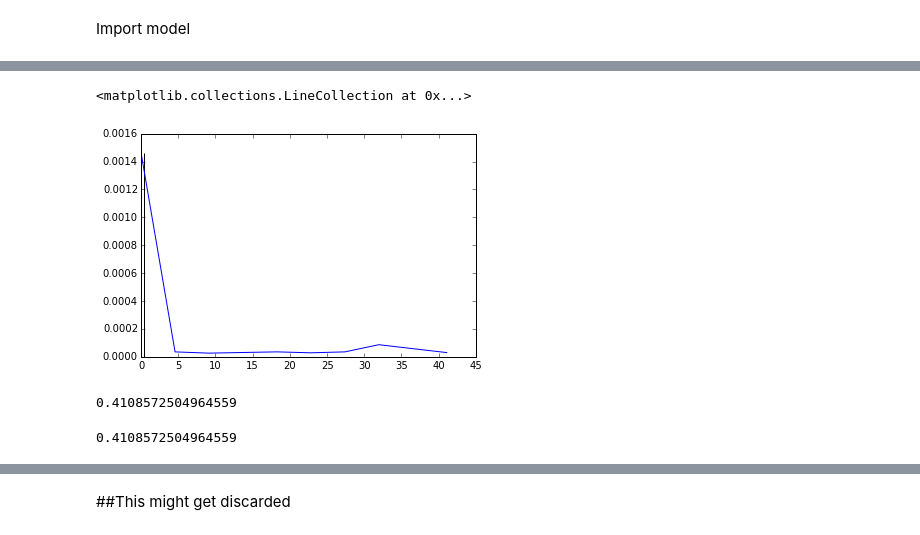
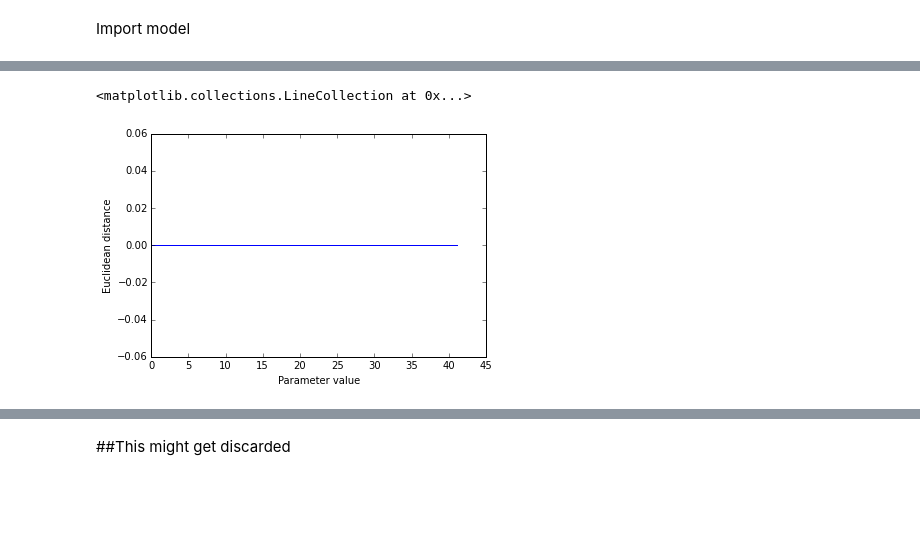
Before and after one commit to ortega2247/qsb, a Jupyter notebook: qsb_sensitivity.ipynb, the cells around one changed output, grey strips where cells are left out. Cells and saved outputs as stored; diff of their text form; code cells hidden in the pictures; blank space fills up the shorter version.

Commit message:
start plotting

```diff
--- a/qsb_sensitivity.ipynb
+++ b/qsb_sensitivity.ipynb
@@ -59,21 +64,25 @@ def messed_up_param(model,param,out_var,order_magnitude,samples):
     magnitude below and above its experimentally fitted value
     samples: samples to be generated
     '''
+    reload(m)
     # set integration interval
     t = np.linspace(0,200000)
     # Store original parameter value
-    old_param_value = param.value
+#     old_param_value = deepcopy(param.value)
     # The parameter will be modified _samples_ times
     # _order_magnitude_ orders of magnitude
-    value_list = np.linspace(old_param_value * 10**-order_magnitude, old_param_value * 10**order_magnitude,samples)
+    value_list = np.linspace(old_param_value * 10**-order_magnitude,
+                             old_param_value * 10**order_magnitude,
+                             samples)
     # Solve the ODE system for the original model
     yout_old = odesolve(model.model, t)
     # Extract output variable to be analyzed
-    analyte = yout_old[out_var]
+    analyte = deepcopy(yout_old[out_var])
     print("Parameter {} will be scanned for deviations of {} production ({} samples)".format(param.args[0],
                                                                                              out_var,samples))
     sample_output = {}
     for value in value_list:
+        reload(m)
         # Reset model
         model.model.reset_equations()
         # Set the parameter to the new value
@@ -87,9 +96,7 @@ def messed_up_param(model,param,out_var,order_magnitude,samples):
         u_test = stats.mannwhitneyu(new_analyte,analyte)
         # Measure the euclidean distance between the sample and the original model
         euclidean = pdist([new_analyte,analyte])
-        # Reset model
-        param.value = old_param_value
-        model.model.reset_equations()
+
         # Store result in dictionary
         sample_output[value] = [euclidean[0],u_test[0]]
         # Organize result as a table
@@ -103,7 +110,7 @@ def messed_up_param(model,param,out_var,order_magnitude,samples):
     return sample_output_table
 # %%
 perturbations = {}
-for output in ['mBid','aSmac','cPARP']:
-    perturbations[output] = {param.args[0]: messed_up_param(m,param,output,2,10) for param in params_to_change}
+for output in ['mBid']:#,'aSmac','cPARP']:
+    perturbations[output] = {param.args[0]: messed_up_param(m,param,output,2,100) for param in params_to_change[:2]}
     print('\n')
 # %% [output]
@@ -152,17 +141,11 @@ perturbations['mBid']['catalyze_BaxaMc_to_Baxa_Mp_kc']
 # %%
 output = 'mBid'
-param = 'catalyze_BaxaMc_to_Baxa_Mp_kc'
+param = 'bind_C8_Bidn_to_C8Bidn_kf'
 plt.plot(perturbations[output][param].index,
          perturbations[output][param]['euclidean'])
-plt.vlines(getattr(m, param).value,0,perturbations[output][param]['euclidean'].max())
+plt.xlabel("Parameter value")
+plt.ylabel("Euclidean distance")
+plt.vlines(getattr(m, param).value,0,perturbations[output][param]['euclidean'].max(),color='r')
 # %% [output]
 <matplotlib.collections.LineCollection at 0x...>
-[figure, old version]
+[figure, new version]
-# %%
-getattr(m, 'catalyze_BaxaMc_to_Baxa_Mp_kc').value
-# %% [output]
-0.4108572504964559
-# %%
-m.catalyze_BaxaMc_to_Baxa_Mp_kc.value
-# %% [output]
-0.4108572504964559
```
Also changed, not shown: parts of 13 cells of this notebook.
